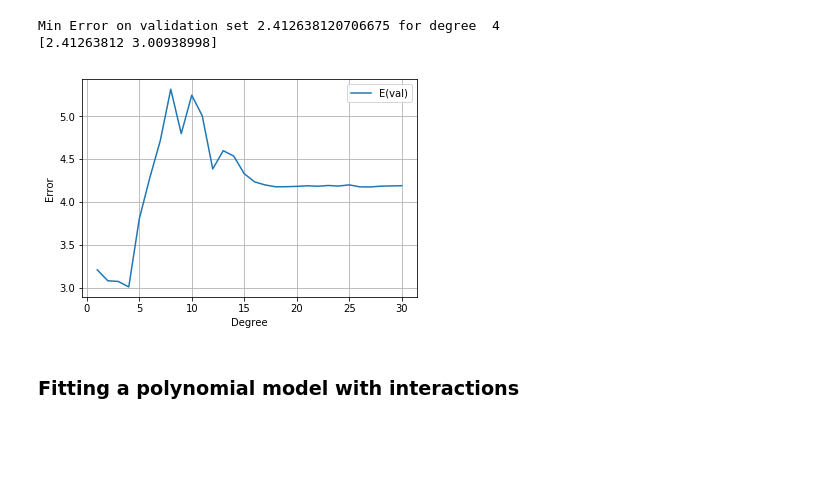
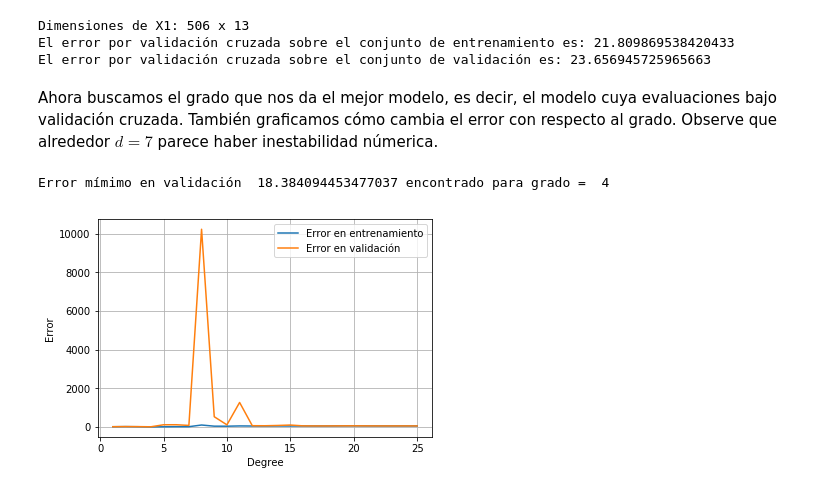
Before and after one commit to erickgrm/machine-learning, a Jupyter notebook: tareas/tarea3/problema1_t2.ipynb, the cells around one changed output. Saved outputs shown, nothing was run; the diff lists cells and outputs as text; code cells hidden in the pictures; blank space fills up the shorter version.

```diff
--- a/tareas/tarea3/problema1_t2.ipynb
+++ b/tareas/tarea3/problema1_t2.ipynb
@@ -83,35 +108,47 @@ array([[2.99364108, 3.30306864],
+# %%
+ X1 = cr.modelMatrix(X, 1) # En este caso X1 = X
+print("Dimensiones de X1:", len(X),"x",len(X[0]))
+
+from sklearn.linear_model import LinearRegression
+# Entrenamos el modelo
+linear_model = LinearRegression()
+linear_model.fit(X,y)
+
+# Evaluamos el modelo con validación cruzada
+cvk_results = cvk(linear_model, X, y, 10)
+
+print("El error por validación cruzada sobre el conjunto de entrenamiento es:", cvk_results[0:,0].sum()/10)
+print("El error por validación cruzada sobre el conjunto de validación es:", cvk_results[0:,1].sum()/10)
+# %% [output]
+Dimensiones de X1: 506 x 13
+El error por validación cruzada sobre el conjunto de entrenamiento es: 21.809869538420433
+El error por validación cruzada sobre el conjunto de validación es: 23.656945725965663
+# %% [markdown]
+Ahora buscamos el grado que nos da el mejor modelo, es decir, el modelo cuya evaluaciones bajo validación cruzada. También graficamos cómo cambia el error con respecto al grado. Observe que alrededor $d=7$ parece haber inestabilidad númerica.
 # %%
-from sklearn import linear_model
 dmodel = linear_model.LinearRegression()
 
-# Look for best degree among 1 to 31
-results = np.zeros(shape=(30,2))
-for d in range(0,30):
-    X = cr.modelMatrix(data.values[0:,:-1], d + 1)
-    dmodel.fit(X,y)
+# Look for best degree among 1 to 25
+results = np.zeros(shape=(25,2))
+for d in range(0,25):
+    Xd = cr.modelMatrix(data.values[0:,:-1], d + 1)
+    dmodel.fit(Xd,y)
     # Evaluation by cross-validation, k = 10
-    a = cvk(dmodel, np.column_stack((X,y)), 10)
+    a = cvk(dmodel, Xd, y, 10)
 
-    results[d][0] = a[0:,0].mean()
-    results[d][1] = a[0:,1].mean()
-    # Evaluation by simple error on training set
-    #results[d] = cr.sqerror(dmodel.predict(X),y)
+    results[d][0] = a[0:,0].sum()/10
+    results[d][1] = a[0:,1].sum()/10
 # %%
-# Minimum error and degree among 1,...,31 that ensures it
-print("Min Error on validation set", np.min(results[0:,0]), "for degree ", np.argmin(results[0:,1]) + 1)
-print(results[3])
+# Error por validación cruzada mínimo y grado entre 1,...,26 que lo obtiene
+print("Error mímimo en validación ", np.min(results[0:,1]), "encontrado para grado = ", np.argmin(results[0:,1]) + 1)
 
-#plt.plot(np.arange(1,31), results)
-plt.plot(np.arange(1,31), results[0:,0], label = "E(train)")
-plt.plot(np.arange(1,31), results[0:,1], label = "E(val)")
+plt.plot(np.arange(1,26), results[0:,0], label = "Error en entrenamiento")
+plt.plot(np.arange(1,26), results[0:,1], label = "Error en validación")
 plt.legend()
 plt.grid(True)
 plt.ylabel("Error")
 plt.xlabel("Degree")
 plt.show()
 # %% [output]
-Min Error on validation set 2.412638120706675 for degree  4
-[2.41263812 3.00938998]
+Error mímimo en validación  18.384094453477037 encontrado para grado =  4
-[figure, old version]
+[figure, new version]
-# %% [markdown]
-### Fitting a polynomial model with interactions
```
Also changed, not shown: parts of 17 cells of this notebook, 6 other files.
